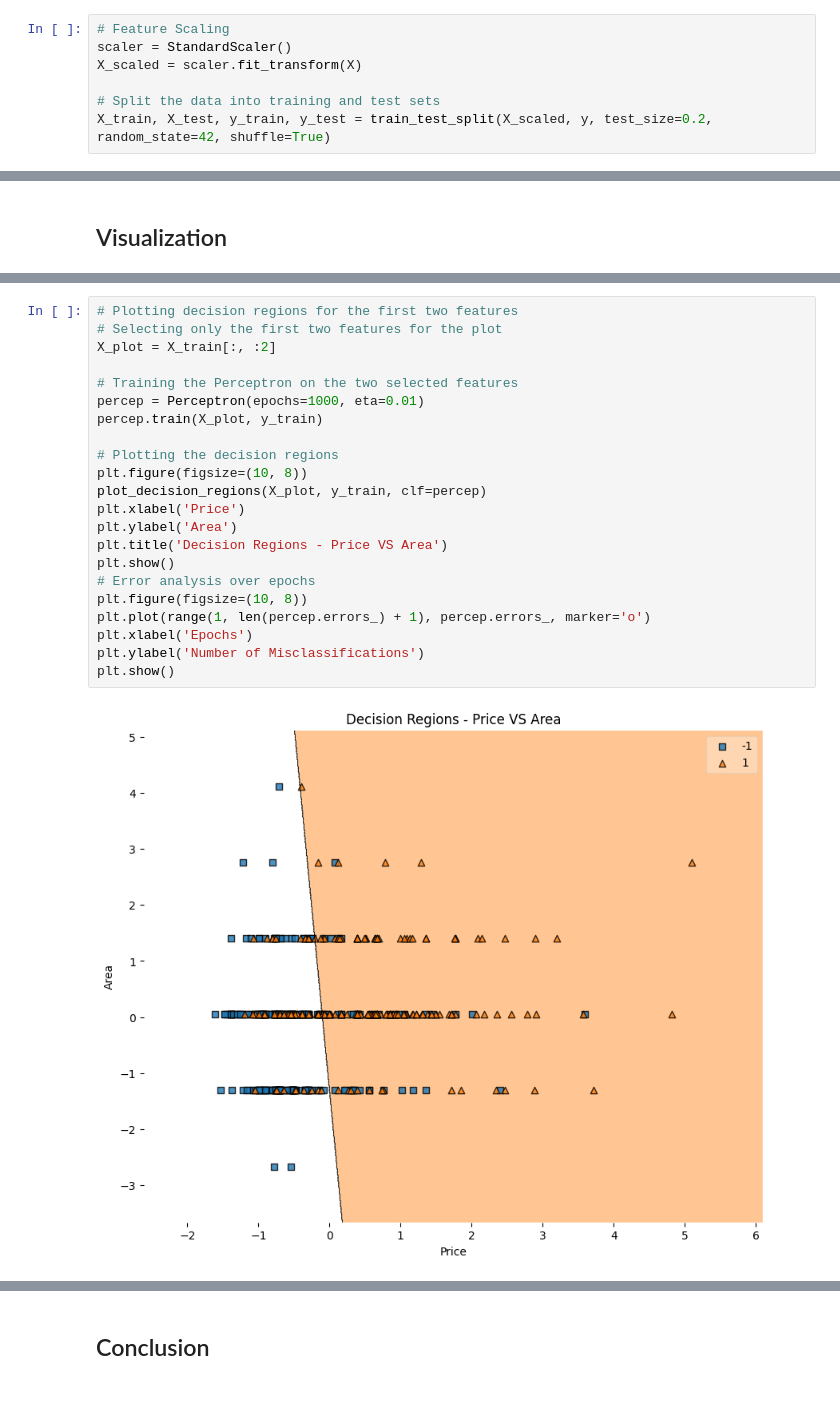
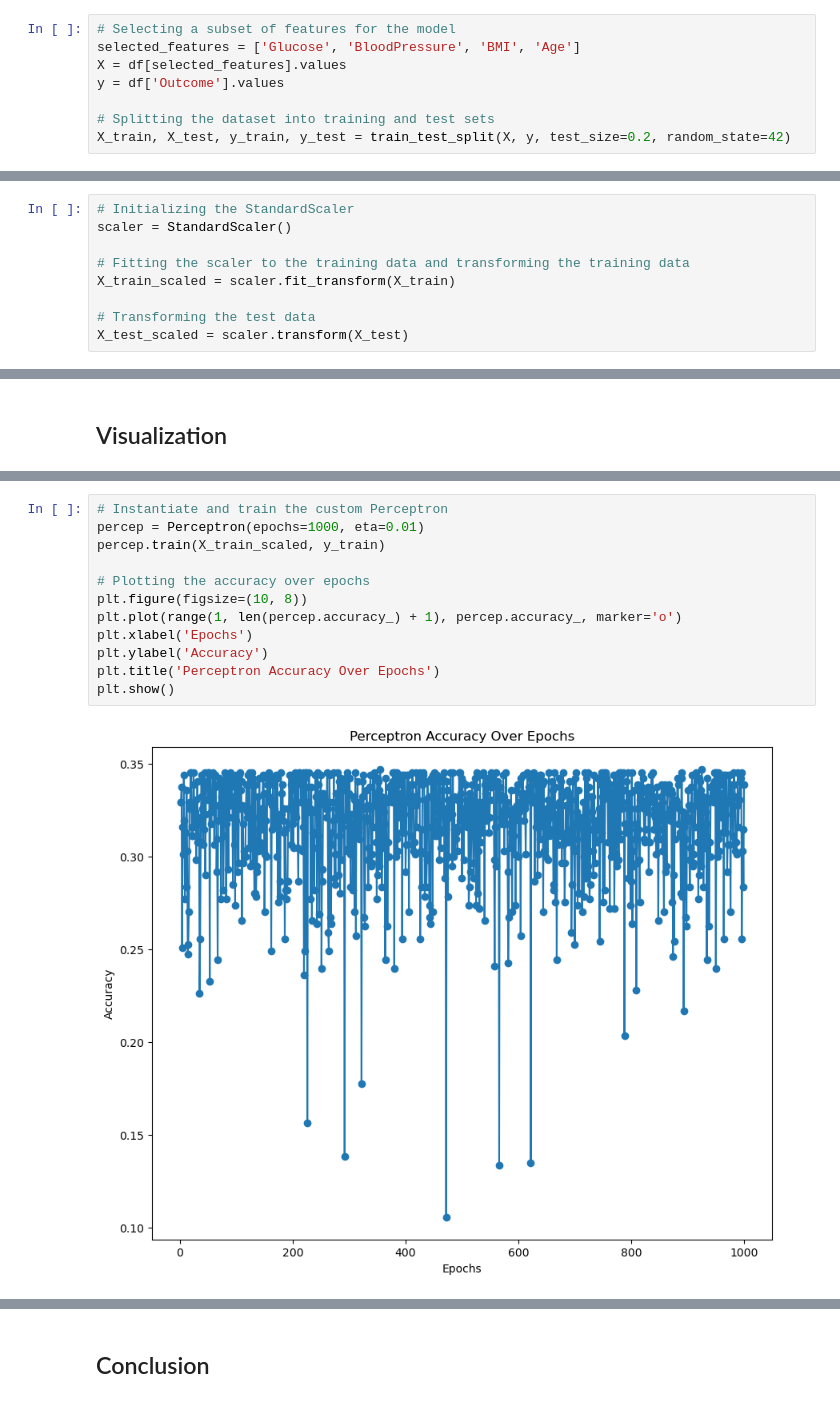
Before and after one commit to shy19007/INDE577_Fianl_Project, a Jupyter notebook: Supercised Learning/1_Perceptron/Single_Neuron.ipynb, the cells around one changed output, grey strips where cells are left out. Cells and saved outputs as stored; diff of their text form.

```diff
--- a/Supercised Learning/1_Perceptron/Single_Neuron.ipynb
+++ b/Supercised Learning/1_Perceptron/Single_Neuron.ipynb
@@ -75,7 +80,8 @@ The 'random_state' parameter ensures that the split is reproducible.
 # %%
-# Feature Scaling
-scaler = StandardScaler()
-X_scaled = scaler.fit_transform(X)
+# Selecting a subset of features for the model
+selected_features = ['Glucose', 'BloodPressure', 'BMI', 'Age']
+X = df[selected_features].values
+y = df['Outcome'].values
 
-# Split the data into training and test sets
-X_train, X_test, y_train, y_test = train_test_split(X_scaled, y, test_size=0.2, random_state=42, shuffle=True)
+# Splitting the dataset into training and test sets
+X_train, X_test, y_train, y_test = train_test_split(X, y, test_size=0.2, random_state=42)
@@ -164,0 +92,9 @@ The model seems to be biased towards predicting houses as expensive. The absence
+# %%
+# Initializing the StandardScaler
+scaler = StandardScaler()
+
+# Fitting the scaler to the training data and transforming the training data
+X_train_scaled = scaler.fit_transform(X_train)
+
+# Transforming the test data
+X_test_scaled = scaler.transform(X_test)
@@ -169,24 +146,14 @@ Decision Region Plot and Error Analysis
 # %%
-# Plotting decision regions for the first two features
-# Selecting only the first two features for the plot
-X_plot = X_train[:, :2]
+# Instantiate and train the custom Perceptron
+percep = Perceptron(epochs=1000, eta=0.01)
+percep.train(X_train_scaled, y_train)
 
-# Training the Perceptron on the two selected features
-percep = Perceptron(epochs=1000, eta=0.01)
-percep.train(X_plot, y_train)
-
-# Plotting the decision regions
+# Plotting the accuracy over epochs
 plt.figure(figsize=(10, 8))
-plot_decision_regions(X_plot, y_train, clf=percep)
-plt.xlabel('Price')
-plt.ylabel('Area')
-plt.title('Decision Regions - Price VS Area')
+plt.plot(range(1, len(percep.accuracy_) + 1), percep.accuracy_, marker='o')
+plt.xlabel('Epochs')
+plt.ylabel('Accuracy')
+plt.title('Perceptron Accuracy Over Epochs')
 plt.show()
-# Error analysis over epochs
-plt.figure(figsize=(10, 8))
-plt.plot(range(1, len(percep.errors_) + 1), percep.errors_, marker='o')
-plt.xlabel('Epochs')
-plt.ylabel('Number of Misclassifications')
-plt.show()
 # %% [output]
-[figure, old version]
+[figure, new version]
```
Also changed, not shown: parts of 27 cells of this notebook, 2 other files.
